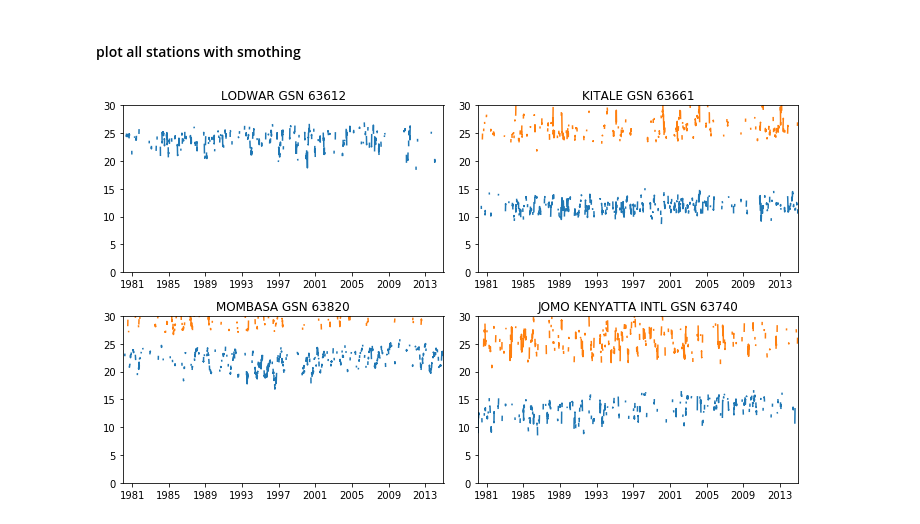
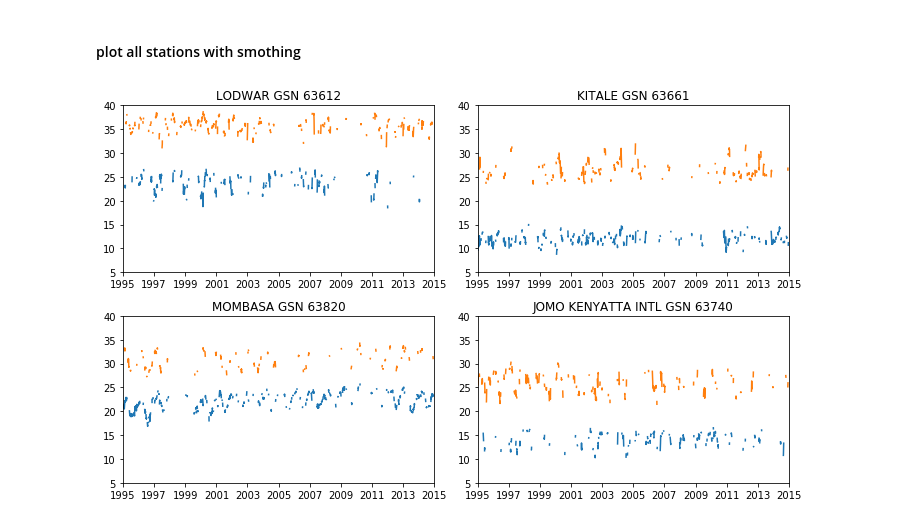
Before and after one commit to 4bic/learn_code, a Jupyter notebook: python:Data Analysis/weather data and numpy.ipynb, the cells around one changed output. Cells and saved outputs as stored; diff of their text form; code cells hidden in the pictures.

```diff
--- a/python:Data Analysis/weather data and numpy.ipynb
+++ b/python:Data Analysis/weather data and numpy.ipynb
@@ -212,15 +212,15 @@ plot_smothed(lodwar_tmin[10000:12000], 30)
 # %%
 plt.figure(figsize=(10,6))
 
 for i,code in enumerate(datastations):
     plt.subplot(2,2,i+1)
 
     plot_smothed(getobs('{}.dly'.format(code),'TMIN'))#, 10)
     plot_smothed(getobs('{}.dly'.format(code),'TMAX'))#, 10)
 
     plt.title(stations[code])
-    plt.axis(xmin=np.datetime64('1980'),xmax=np.datetime64('2015'),ymin=0,ymax=30)
+    plt.axis(xmin=np.datetime64('1995'),xmax=np.datetime64('2015'),ymin=5,ymax=40)
 
 plt.tight_layout()
 # %% [output]
-[figure, old version]
+[figure, new version]
```
Also changed, not shown: 2 other files.
